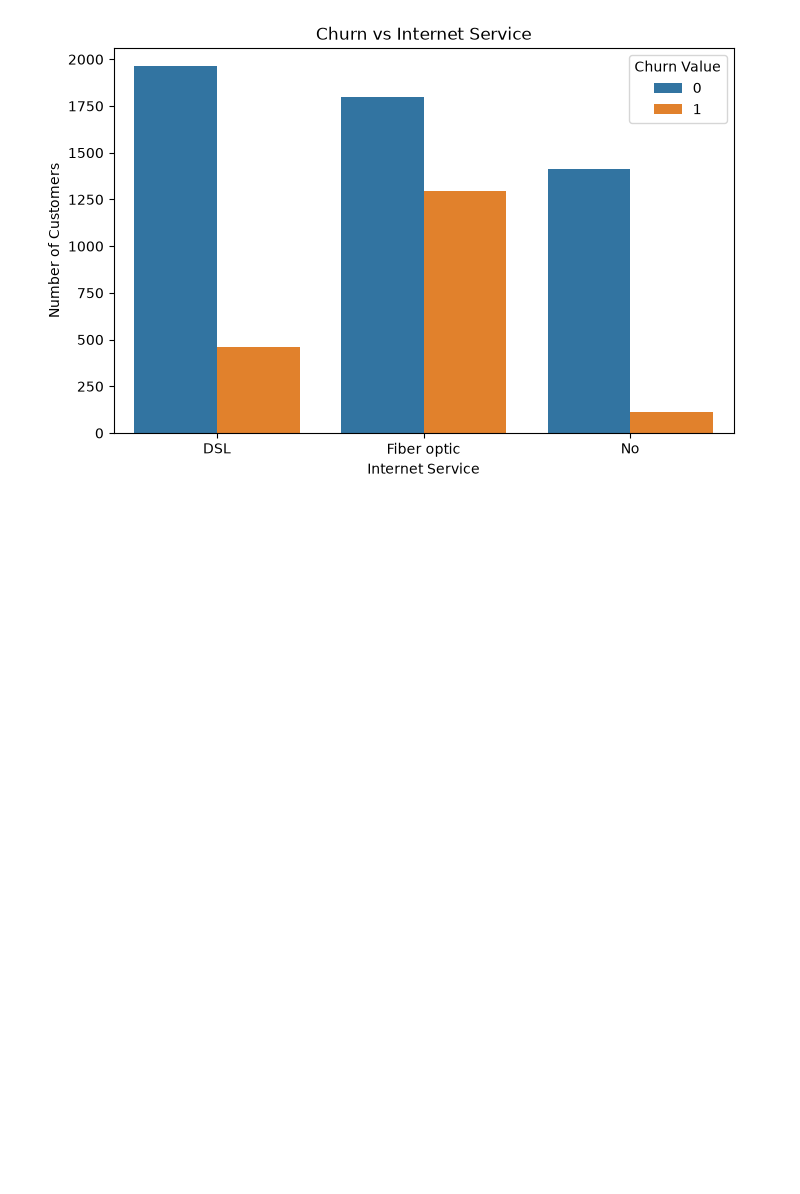
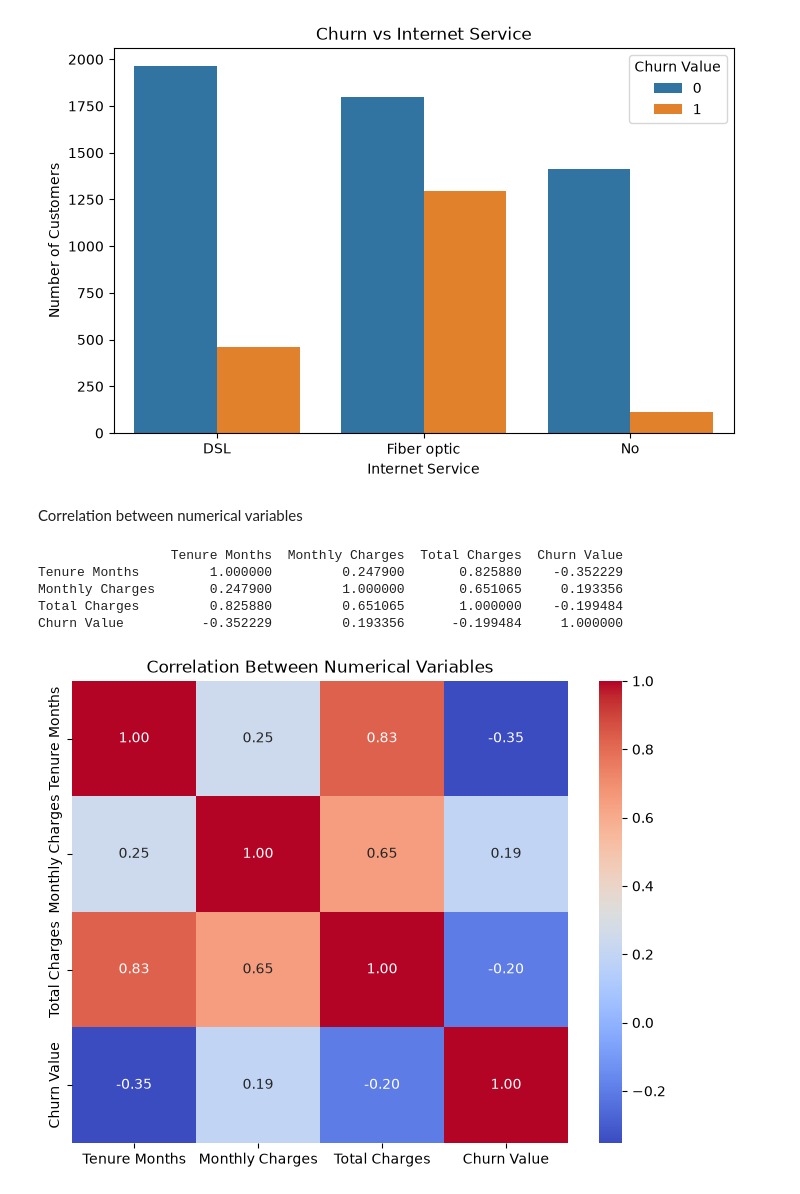
Before and after one commit to ChitsaroopSingh/tcc, a Jupyter notebook: eda.ipynb, the cells around one changed output. Cells and saved outputs as stored; diff of their text form; code cells hidden in the pictures; blank space fills up the shorter version.

Commit message:
correlation between numerical variables

```diff
--- a/eda.ipynb
+++ b/eda.ipynb
@@ -129,3 +129,38 @@ plt.ylabel("Number of Customers")
 plt.show()
 # %% [output]
 [figure]
+# %% [markdown]
+Correlation between numerical variables
+# %%
+df["Total Charges"] = pd.to_numeric(df["Total Charges"],errors="coerce")
+
+numerical_cols = [
+    "Tenure Months",
+    "Monthly Charges",
+    "Total Charges",
+    "Churn Value"
+]
+
+corr = df[numerical_cols].corr()
+
+print(corr)
+# %% [output]
+                 Tenure Months  Monthly Charges  Total Charges  Churn Value
+Tenure Months         1.000000         0.247900       0.825880    -0.352229
+Monthly Charges       0.247900         1.000000       0.651065     0.193356
+Total Charges         0.825880         0.651065       1.000000    -0.199484
+Churn Value          -0.352229         0.193356      -0.199484     1.000000
+# %%
+plt.figure(figsize=(8, 6))
+
+sns.heatmap(
+    corr,
+    annot=True,
+    cmap="coolwarm",
+    fmt=".2f"
+)
+
+plt.title("Correlation Between Numerical Variables")
+plt.show()
+# %% [output]
+[figure, added]
```
